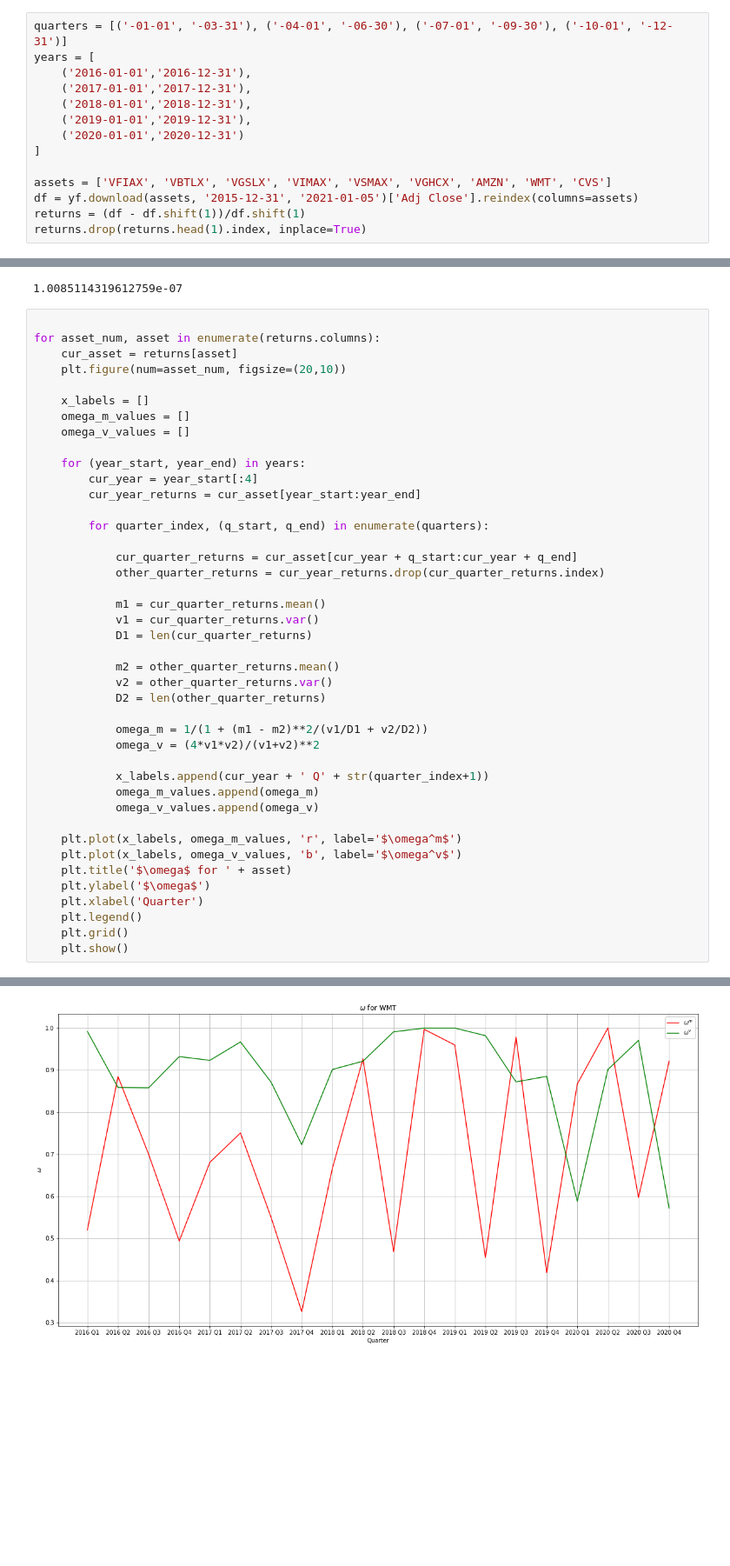
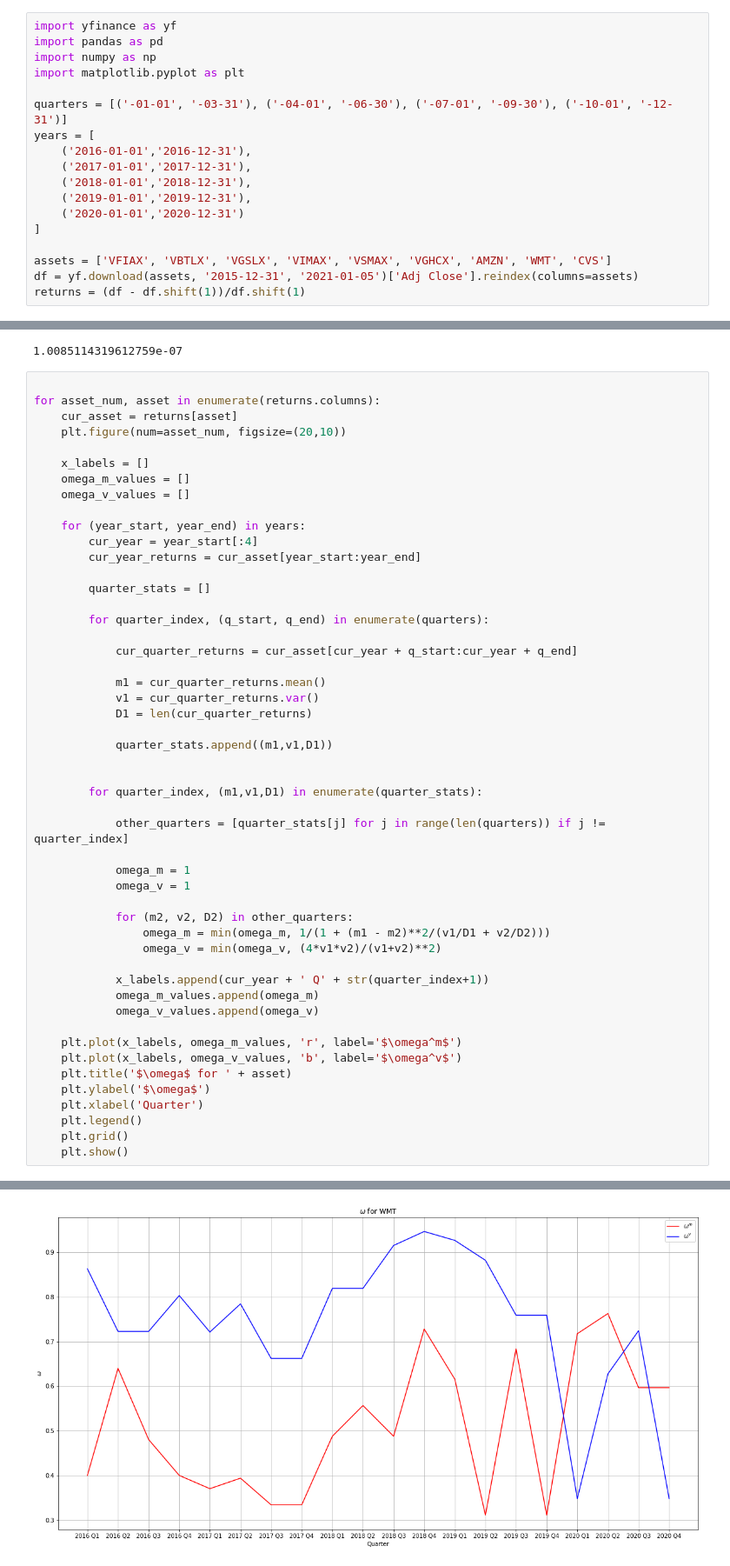
Before and after one commit to kwch3693/AMSC-Project-2, a Jupyter notebook: TeamHomework5.ipynb, the cells around one changed output, grey strips where cells are left out. Shown at 87% size. Drawn from its saved outputs; the diff is of its cells as text; blank space fills up the shorter version.

```diff
--- a/TeamHomework5.ipynb
+++ b/TeamHomework5.ipynb
@@ -106,4 +94,9 @@ def getMeanAndVariance(df):
 # %%
+import yfinance as yf
+import pandas as pd
+import numpy as np
+import matplotlib.pyplot as plt
+
 quarters = [('-01-01', '-03-31'), ('-04-01', '-06-30'), ('-07-01', '-09-30'), ('-10-01', '-12-31')]
 years = [
     ('2016-01-01','2016-12-31'),
@@ -116,6 +109,5 @@ years = [
 assets = ['VFIAX', 'VBTLX', 'VGSLX', 'VIMAX', 'VSMAX', 'VGHCX', 'AMZN', 'WMT', 'CVS']
 df = yf.download(assets, '2015-12-31', '2021-01-05')['Adj Close'].reindex(columns=assets)
 returns = (df - df.shift(1))/df.shift(1)
-returns.drop(returns.head(1).index, inplace=True)
 # %% [output]
 [*********************100%***********************]  9 of 9 completed
@@ -161,21 +131,29 @@ for asset_num, asset in enumerate(returns.columns):
         cur_year = year_start[:4]
         cur_year_returns = cur_asset[year_start:year_end]
 
+        quarter_stats = []
+
         for quarter_index, (q_start, q_end) in enumerate(quarters):
 
             cur_quarter_returns = cur_asset[cur_year + q_start:cur_year + q_end]
-            other_quarter_returns = cur_year_returns.drop(cur_quarter_returns.index)
 
             m1 = cur_quarter_returns.mean()
             v1 = cur_quarter_returns.var()
             D1 = len(cur_quarter_returns)
 
-            m2 = other_quarter_returns.mean()
-            v2 = other_quarter_returns.var()
-            D2 = len(other_quarter_returns)
+            quarter_stats.append((m1,v1,D1))
 
-            omega_m = 1/(1 + (m1 - m2)**2/(v1/D1 + v2/D2))
-            omega_v = (4*v1*v2)/(v1+v2)**2
+
+        for quarter_index, (m1,v1,D1) in enumerate(quarter_stats):
+
+            other_quarters = [quarter_stats[j] for j in range(len(quarters)) if j != quarter_index]
+
+            omega_m = 1
+            omega_v = 1
+
+            for (m2, v2, D2) in other_quarters:
+                omega_m = min(omega_m, 1/(1 + (m1 - m2)**2/(v1/D1 + v2/D2)))
+                omega_v = min(omega_v, (4*v1*v2)/(v1+v2)**2)
 
             x_labels.append(cur_year + ' Q' + str(quarter_index+1))
             omega_m_values.append(omega_m)
@@ -200 +178 @@ for asset_num, asset in enumerate(returns.columns):
-[figure, old version]
+[figure, new version]
```
Also changed, not shown: parts of 9 cells of this notebook.
